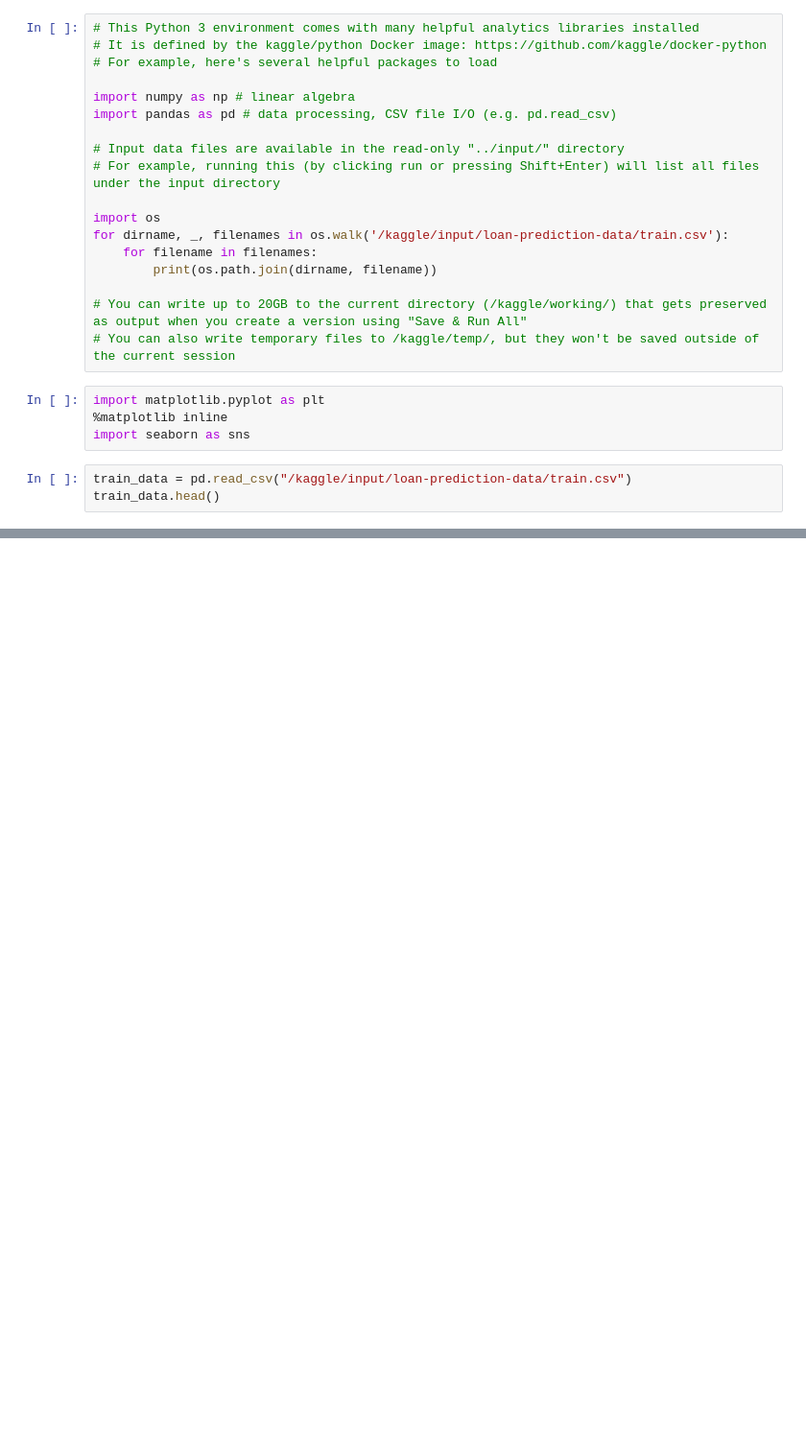
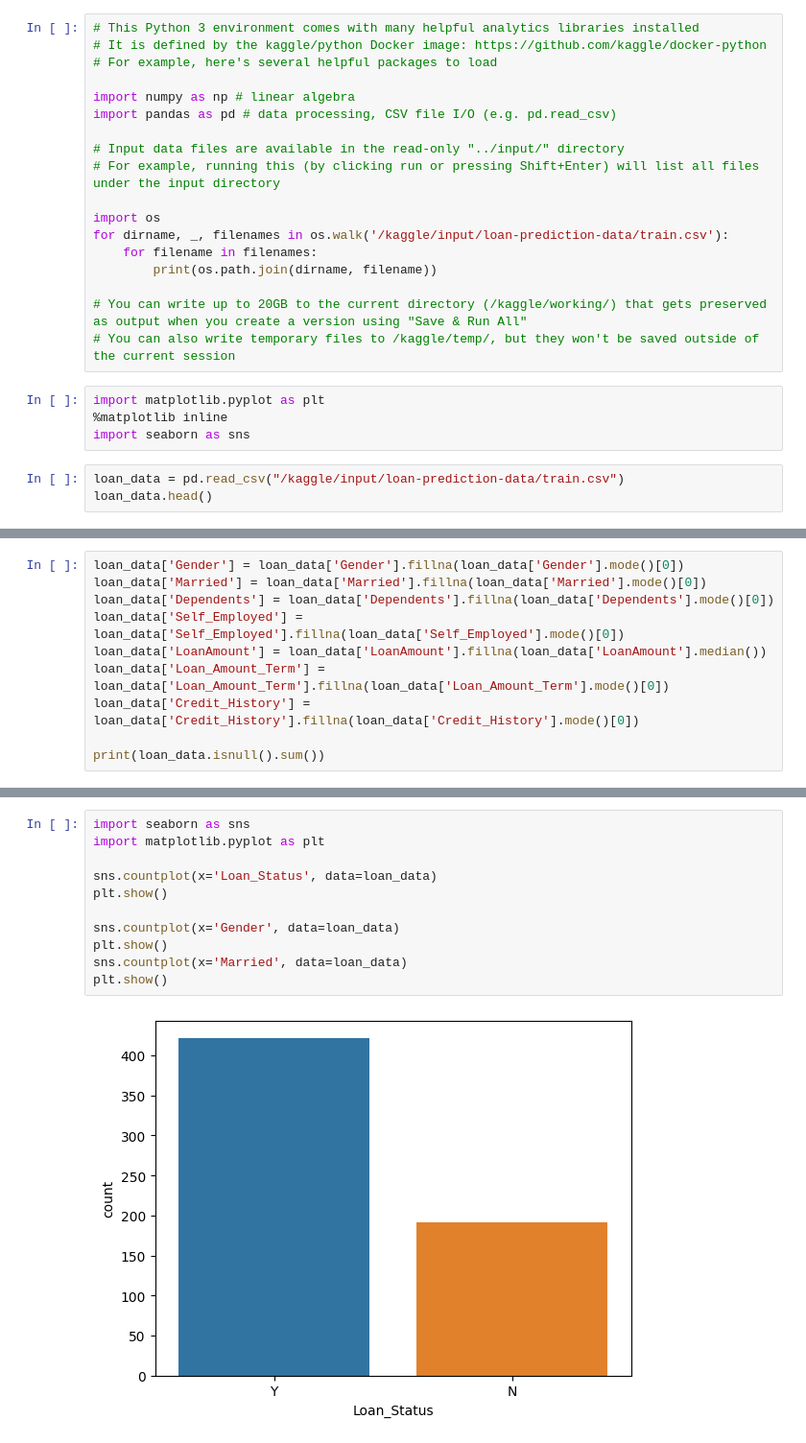
Before and after one commit to zeynepsadikayilmazz/Youtube-Spotify-Project, a Jupyter notebook: loan-prediction-analysis.ipynb, the cells around one changed output, grey strips where cells are left out. Shown at 96% size. Saved outputs shown, nothing was run; the diff lists cells and outputs as text; blank space fills up the shorter version.

Commit message:
Kaggle Notebook | Loan Prediction Analysis | Version 4

```diff
--- a/loan-prediction-analysis.ipynb
+++ b/loan-prediction-analysis.ipynb
@@ -21,8 +21,8 @@ import matplotlib.pyplot as plt
 %matplotlib inline
 import seaborn as sns
 # %%
-train_data = pd.read_csv("/kaggle/input/loan-prediction-data/train.csv")
-train_data.head()
+loan_data = pd.read_csv("/kaggle/input/loan-prediction-data/train.csv")
+loan_data.head()
 # %% [output]
 |  | Loan_ID | Gender | Married | Dependents | Education | Self_Employed | ApplicantIncome | CoapplicantIncome | ... |
 | 0 | LP001002 | Male | No | 0 | Graduate | No | 5849 | 0.0 | ... |
@@ -32,0 +82,10 @@ train_data.head()
+# %%
+loan_data['Gender'] = loan_data['Gender'].fillna(loan_data['Gender'].mode()[0])
+loan_data['Married'] = loan_data['Married'].fillna(loan_data['Married'].mode()[0])
+loan_data['Dependents'] = loan_data['Dependents'].fillna(loan_data['Dependents'].mode()[0])
+loan_data['Self_Employed'] = loan_data['Self_Employed'].fillna(loan_data['Self_Employed'].mode()[0])
+loan_data['LoanAmount'] = loan_data['LoanAmount'].fillna(loan_data['LoanAmount'].median())
+loan_data['Loan_Amount_Term'] = loan_data['Loan_Amount_Term'].fillna(loan_data['Loan_Amount_Term'].mode()[0])
+loan_data['Credit_History'] = loan_data['Credit_History'].fillna(loan_data['Credit_History'].mode()[0])
+
+print(loan_data.isnull().sum())
@@ -32,0 +107,13 @@ train_data.head()
+# %%
+import seaborn as sns
+import matplotlib.pyplot as plt
+
+sns.countplot(x='Loan_Status', data=loan_data)
+plt.show()
+
+sns.countplot(x='Gender', data=loan_data)
+plt.show()
+sns.countplot(x='Married', data=loan_data)
+plt.show()
+# %% [output]
+[figure, added]
```
Also changed, not shown: parts of 13 cells of this notebook.
